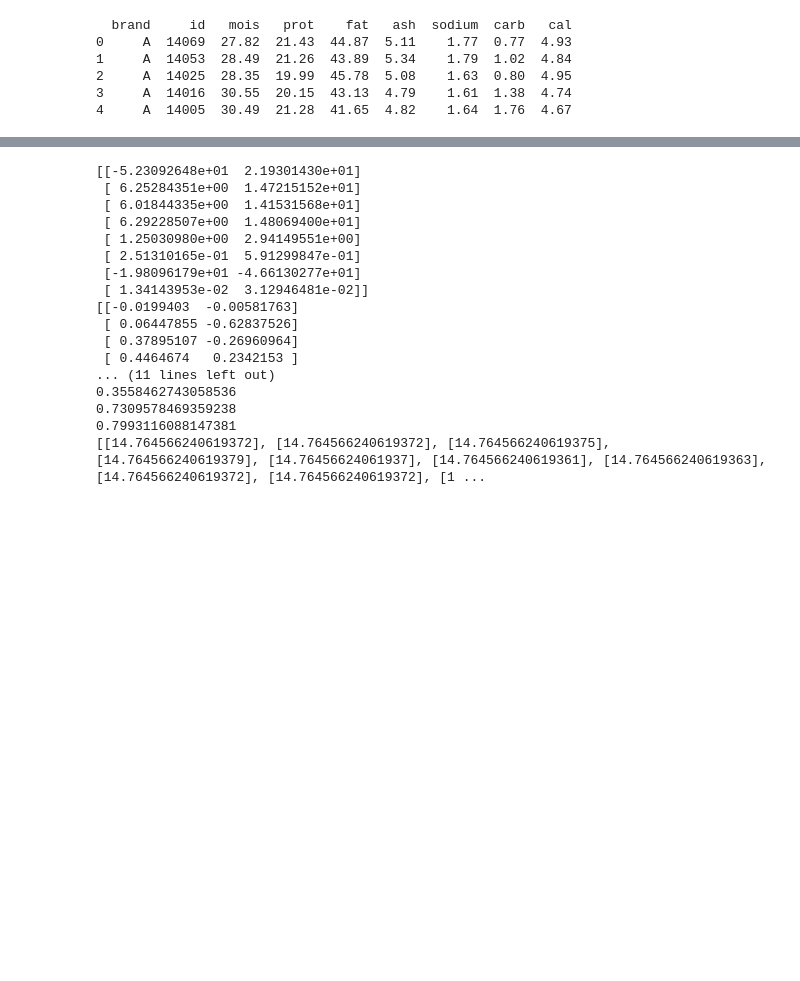
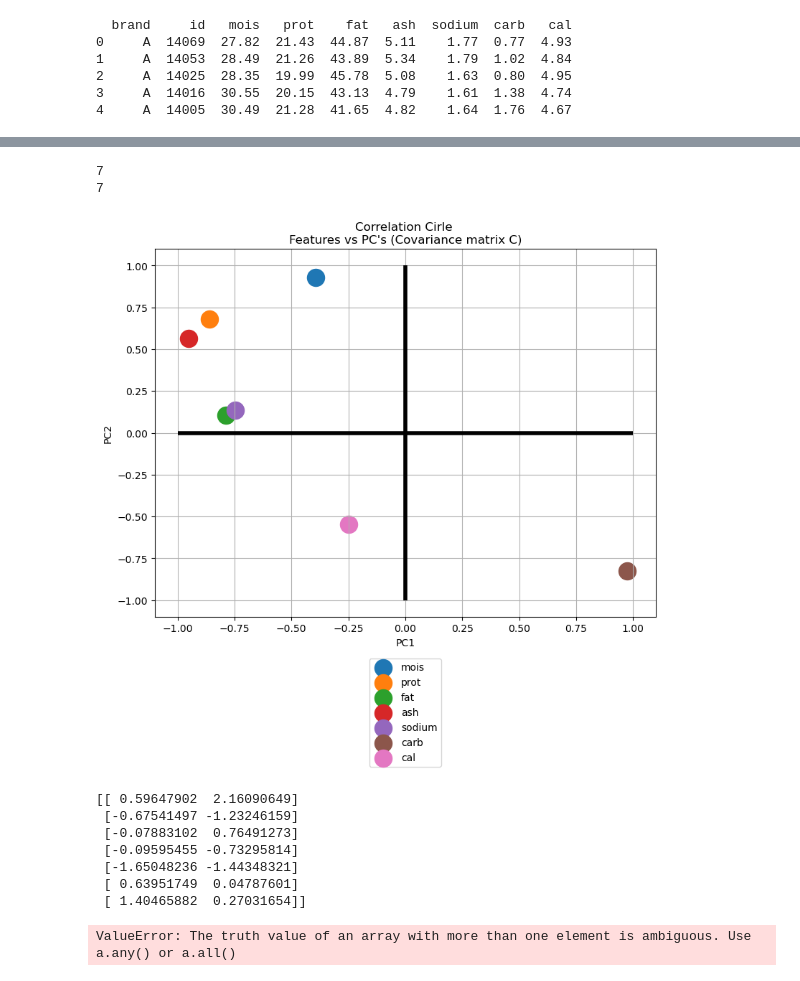
Before and after one commit to HannoFandrich/pca_ppca, a Jupyter notebook: PCA.ipynb, the cells around one changed output, grey strips where cells are left out. Cells and saved outputs as stored; diff of their text form; code cells hidden in the pictures; blank space fills up the shorter version.

```diff
--- a/PCA.ipynb
+++ b/PCA.ipynb
@@ -111,7 +124,45 @@ NameError: name 'Xc' is not defined
+# %%
+def corr_circle_plot(X,YC,data):
+    CC_Covariance = []
+    print(np.shape(X)[1])
+    print(np.shape(YC)[1])
+    for i in range(np.shape(X)[1]):
+        f = []
+        for j in range(np.shape(YC)[1]):
+            c = (np.corrcoef(X[:,i], YC[:,j])[0])[1]
+            f.append(c)
+        CC_Covariance.append(f)
+    CorrelationCircle_Covariance = np.asarray(CC_Covariance)
+
+    fig,ax = plt.subplots(nrows=1,ncols=1,figsize=(8,8))
+    ax.set_title("Correlation Cirle \nFeatures vs PC's (Covariance matrix C)")
+    ax.hlines(y=0, xmin=-1, xmax=1, colors='black', linewidth=4, linestyle='solid')
+    ax.vlines(x=0, ymin=-1, ymax=1, colors='black', linewidth=4, linestyle='solid')
+    for i in range(0,np.shape(X)[1]):
+        ax.scatter(CorrelationCircle_Covariance[i:i+1,0:1],
+                    CorrelationCircle_Covariance[i:i+1,1:2], s=300, label=data.columns[i])
+    ax.set_xlabel("PC1")
+    ax.set_ylabel("PC2")
+    ax.set_xlim(-1.1,1.1)
+    ax.set_ylim(-1.1,1.1)
+    ax.legend(loc='upper center', bbox_to_anchor=(0.5, -0.1),
+            fancybox=True, ncol=1)
+    ax.grid()
+    fig.tight_layout()
+    #plt.savefig("images/circle_correlation_covariance_pizza.png")
+    fig.show()
+
+X=data-np.mean(data, axis=0)
+YC = X.dot(principal_components)
+corr_circle_plot(np.asarray(X),np.asarray(YC),data)
+# %% [output]
+7
+7
+[figure, added]
 # %%
 import numpy as np
 
-def ppca(X, num_components,W_init,sigma=None, max_iter=100, tol=1e-4):
+def ppca(X, num_components,W_init=None,sigma=1, max_iter=100, tol=1e-4):
     """
     Perform Probabilistic Principal Component Analysis on the input data.
 
@@ -140,12 +191,10 @@ def ppca(X, num_components,W_init,sigma=None, max_iter=100, tol=1e-4):
 
     # parameter initialisation
     n_samples, n_features = X.shape
-    '''
-    if W_init.any() != None:
+    if W_init != None:
         W=W_init
     else:
         W = np.random.randn(n_features, num_components)
-    '''
     W=W_init
 
     if sigma !=None:
@@ -154,7 +203,7 @@ def ppca(X, num_components,W_init,sigma=None, max_iter=100, tol=1e-4):
         sigma_squared=1
 
 
-    Z = np.dot(X_centered, W)
+    Z = np.dot(X_centered, W) # dot product of data and W
     sigma_squared = 1.0
 
     for iteration in range(max_iter):
@@ -180,6 +229,7 @@ def ppca(X, num_components,W_init,sigma=None, max_iter=100, tol=1e-4):
 # and you want to reduce it to 2 latent dimensions:
 num_components = 2
 W_init = np.random.randn(data.shape[1], num_components)
+print(W_init)
 projection_matrix, latent_variables, sigma_squared = ppca(data, num_components,W_init)
 print(projection_matrix)
 print(principal_components)
@@ -187,9 +237,10 @@ print(principal_components)
 # 'latent_variables' contains the latent variables.
 # 'noise_variance' contains the estimated noise variance.
 
-num_trials=10
+num_trials=1000
 sigma_lst=[]
 W_lst=[]
+num_components=2
 for _ in range(num_trials):
     # Random initialization of W and sigma
     W_init = np.random.randn(data.shape[1], num_components)
@@ -204,23 +255,14 @@ for _ in range(num_trials):
 
 print(sigma_lst)
 # %% [output]
-[[-5.23092648e+01  2.19301430e+01]
- [ 6.25284351e+00  1.47215152e+01]
- [ 6.01844335e+00  1.41531568e+01]
- [ 6.29228507e+00  1.48069400e+01]
- [ 1.25030980e+00  2.94149551e+00]
- [ 2.51310165e-01  5.91299847e-01]
- [-1.98096179e+01 -4.66130277e+01]
- [ 1.34143953e-02  3.12946481e-02]]
-[[-0.0199403  -0.00581763]
- [ 0.06447855 -0.62837526]
- [ 0.37895107 -0.26960964]
- [ 0.4464674   0.2342153 ]
-... (11 lines left out)
-0.3558462743058536
-0.7309578469359238
-0.7993116088147381
-[[14.764566240619372], [14.764566240619372], [14.764566240619375], [14.764566240619379], [14.76456624061937], [14.764566240619361], [14.764566240619363], [14.764566240619372], [14.764566240619372], [1 ...
+[[ 0.59647902  2.16090649]
+ [-0.67541497 -1.23246159]
+ [-0.07883102  0.76491273]
+ [-0.09595455 -0.73295814]
+ [-1.65048236 -1.44348321]
+ [ 0.63951749  0.04787601]
+ [ 1.40465882  0.27031654]]
+ValueError: The truth value of an array with more than one element is ambiguous. Use a.any() or a.all()
 # %%
 pages=4-7
 # change additional parameters of ppca!
```
Also changed, not shown: parts of 3 cells of this notebook, 19 other files.
